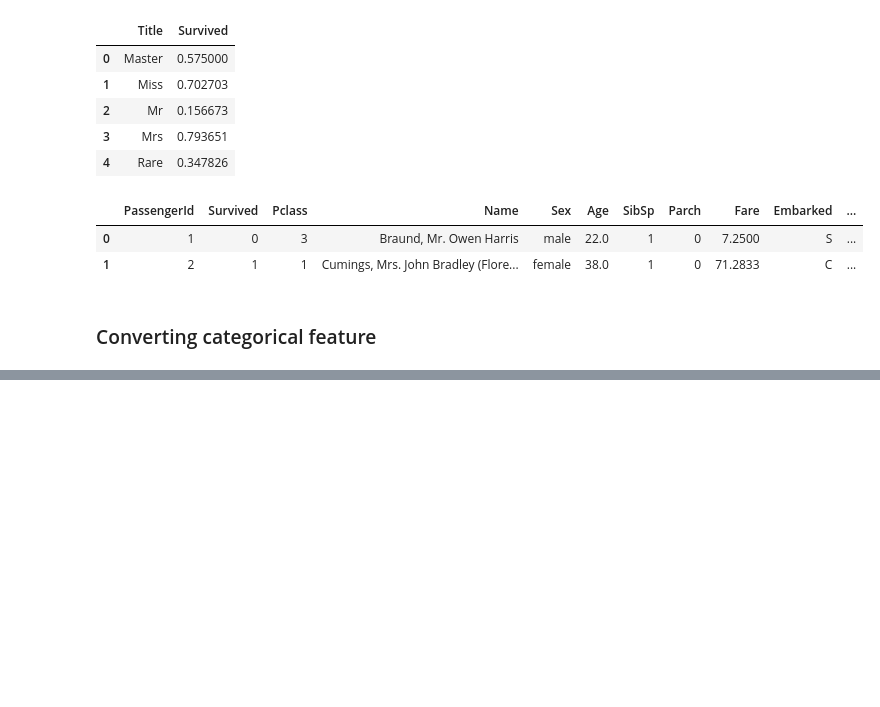
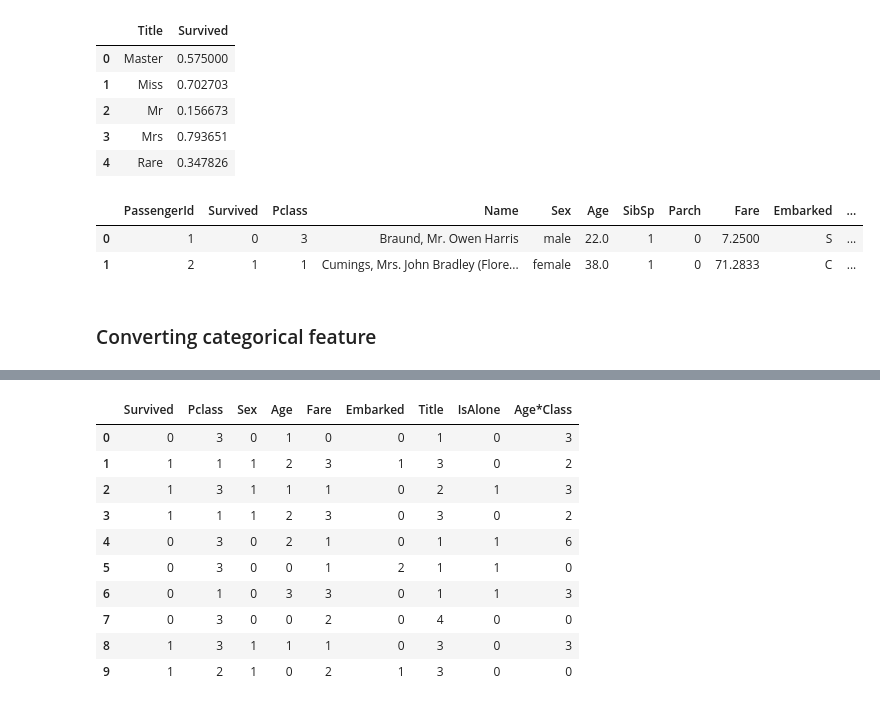
Before and after one commit to chikoungoun/Machine-Learning, a Jupyter notebook: Kaggle/Titanic/Titanic.ipynb, the cells around one changed output, grey strips where cells are left out. Cells and saved outputs as stored; diff of their text form; code cells hidden in the pictures; blank space fills up the shorter version.

Commit message:
creating features

```diff
--- a/Kaggle/Titanic/Titanic.ipynb
+++ b/Kaggle/Titanic/Titanic.ipynb
@@ -297,0 +459,5 @@ train.head(2)
+# %%
+for dataset in combine:
+    dataset['Embarked'] = dataset['Embarked'].fillna(freq_port)
+
+train[['Embarked', 'Survived']].groupby(['Embarked'], as_index=False).mean().sort_values(by='Survived', ascending=False)
@@ -297,0 +471,6 @@ train.head(2)
+# %%
+# convert the EmbarkedFill feature by creating a new numeric Port feature.
+for dataset in combine:
+    dataset['Embarked'] = dataset['Embarked'].map({'S':0,'C':1,'Q':2}).astype(int)
+
+train.head()
@@ -297,0 +486,3 @@ train.head(2)
+# %%
+test['Fare'].fillna(test['Fare'].dropna().median(), inplace=True)
+test.head()
@@ -297,0 +496,4 @@ train.head(2)
+# %%
+# we create FareBand
+train['FareBand'] = pd.qcut(train['Fare'],4)
+train[['FareBand','Survived']].groupby(['FareBand'],as_index=False).mean().sort_values(by='FareBand',ascending=True)
@@ -297,0 +506,25 @@ train.head(2)
+# %%
+# Convert the Fare feature to ordinal values based on the FareBand.
+for dataset in combine:
+    dataset.loc[ dataset['Fare'] <= 7.91, 'Fare'] = 0
+    dataset.loc[(dataset['Fare'] > 7.91) & (dataset['Fare'] <= 14.454), 'Fare'] = 1
+    dataset.loc[(dataset['Fare'] > 14.454) & (dataset['Fare'] <= 31), 'Fare']   = 2
+    dataset.loc[ dataset['Fare'] > 31, 'Fare'] = 3
+    dataset['Fare'] = dataset['Fare'].astype(int)
+
+train = train.drop(['FareBand'], axis=1)
+combine = [train, test]
+
+train.head(10)
+# %% [output]
+|  | Survived | Pclass | Sex | Age | Fare | Embarked | Title | IsAlone | Age*Class |
+| 0 | 0 | 3 | 0 | 1 | 0 | 0 | 1 | 0 | 3 |
+| 1 | 1 | 1 | 1 | 2 | 3 | 1 | 3 | 0 | 2 |
+| 2 | 1 | 3 | 1 | 1 | 1 | 0 | 2 | 1 | 3 |
+| 3 | 1 | 1 | 1 | 2 | 3 | 0 | 3 | 0 | 2 |
+| 4 | 0 | 3 | 0 | 2 | 1 | 0 | 1 | 1 | 6 |
+| 5 | 0 | 3 | 0 | 0 | 1 | 2 | 1 | 1 | 0 |
+| 6 | 0 | 1 | 0 | 3 | 3 | 0 | 1 | 1 | 3 |
+| 7 | 0 | 3 | 0 | 0 | 2 | 0 | 4 | 0 | 0 |
+| 8 | 1 | 3 | 1 | 1 | 1 | 0 | 3 | 0 | 3 |
+| 9 | 1 | 2 | 1 | 0 | 2 | 1 | 3 | 0 | 0 |
```
Also changed, not shown: parts of 27 cells of this notebook.
